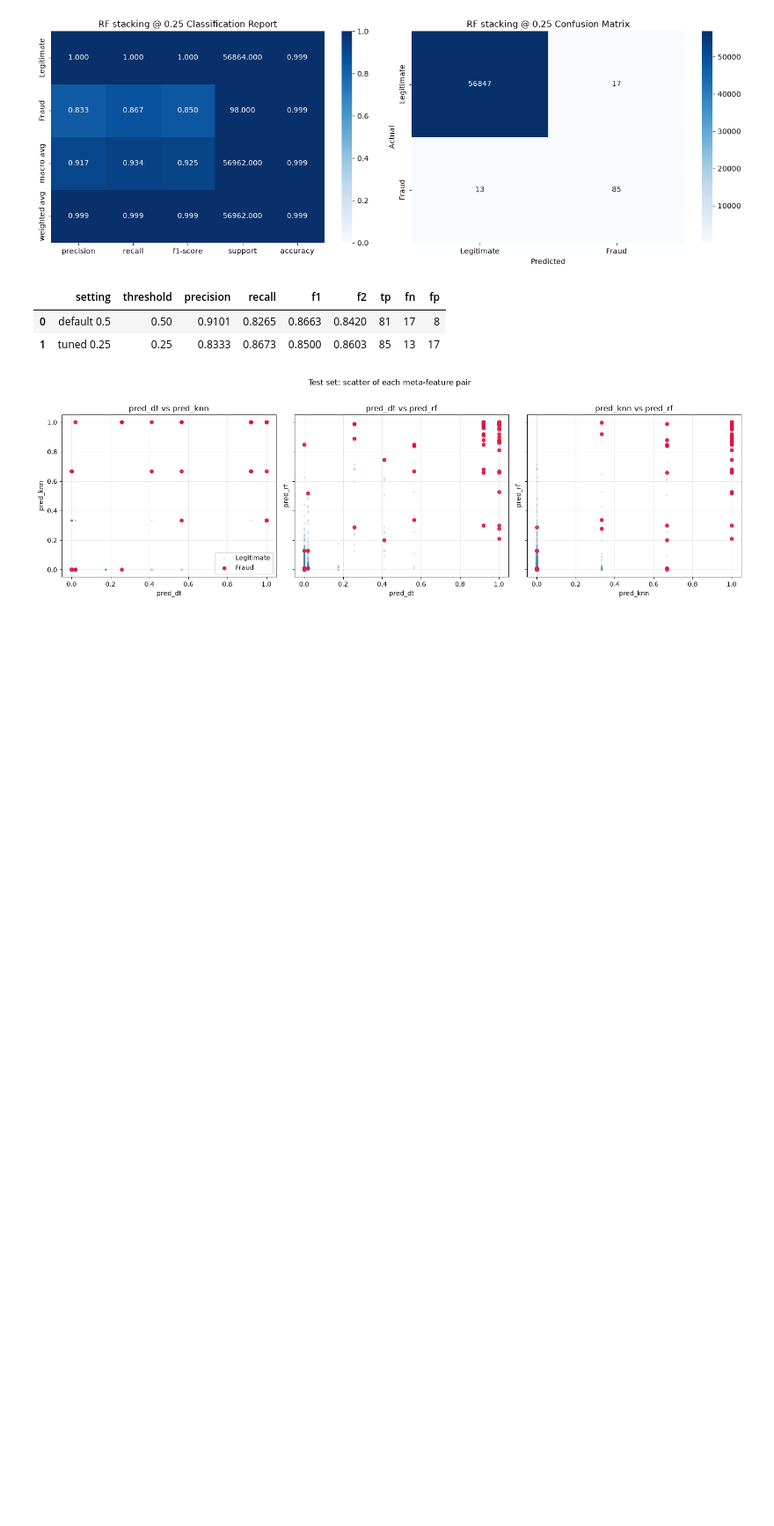
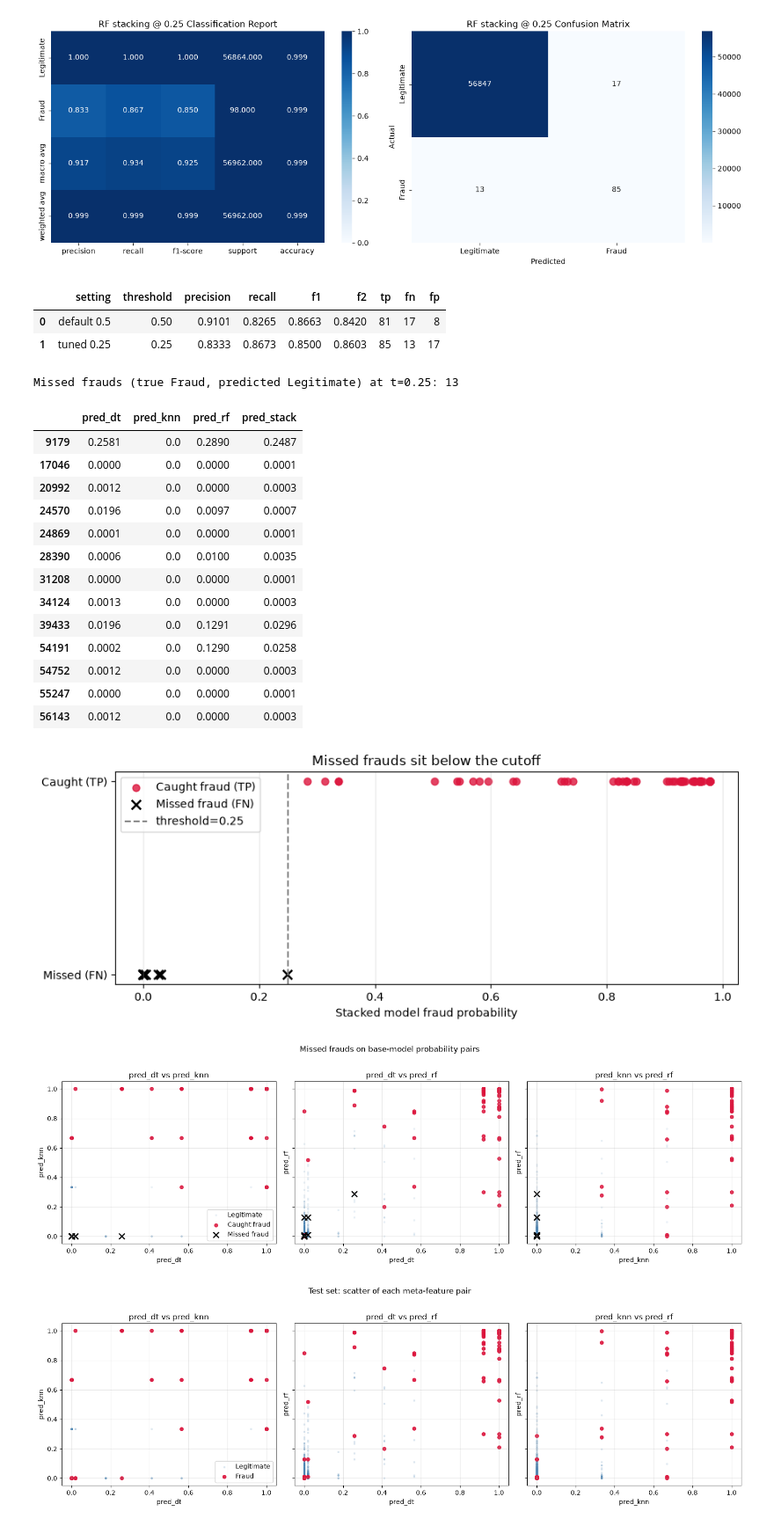
Before and after one commit to atozmax/ai-mini-project01, a Jupyter notebook: notebooks/experimnet03.ipynb, the cells around one changed output. Shown at 88% size. Saved outputs shown, nothing was run; the diff lists cells and outputs as text; code cells hidden in the pictures; blank space fills up the shorter version.

```diff
--- a/notebooks/experimnet03.ipynb
+++ b/notebooks/experimnet03.ipynb
@@ -253,6 +253,65 @@ weighted avg       1.00      1.00      1.00     56962
 |  | setting | threshold | precision | recall | f1 | f2 | tp | fn | fp |
 | 0 | default 0.5 | 0.50 | 0.9101 | 0.8265 | 0.8663 | 0.8420 | 81 | 17 | 8 |
 | 1 | tuned 0.25 | 0.25 | 0.8333 | 0.8673 | 0.8500 | 0.8603 | 85 | 13 | 17 |
+# %%
+from itertools import combinations
+
+eval_df = stacking_test[META_FEATURES].copy()
+eval_df["pred_stack"] = proba_test
+eval_df["y_true"] = y_test.to_numpy()
+eval_df["y_pred"] = y_test_pred_tuned
+
+missed = eval_df[(eval_df["y_true"] == 1) & (eval_df["y_pred"] == 0)]
+caught = eval_df[(eval_df["y_true"] == 1) & (eval_df["y_pred"] == 1)]
+legit = eval_df[eval_df["y_true"] == 0]
+
+print(f"Missed frauds (true Fraud, predicted Legitimate) at t={best_threshold:.2f}: {len(missed)}")
+display(missed[META_FEATURES + ["pred_stack"]].round(4))
+
+fig, ax = plt.subplots(figsize=(9, 3.6))
+ax.scatter(caught["pred_stack"], np.ones(len(caught)), s=40, c="crimson", alpha=0.8, label="Caught fraud (TP)")
+ax.scatter(missed["pred_stack"], np.zeros(len(missed)), s=70, c="black", marker="x", linewidths=1.8, label="Missed fraud (FN)")
+ax.axvline(best_threshold, color="gray", linestyle="--", label=f"threshold={best_threshold:.2f}")
+ax.set_xlabel("Stacked model fraud probability")
+ax.set_yticks([0, 1], ["Missed (FN)", "Caught (TP)"])
+ax.set_title("Missed frauds sit below the cutoff")
+ax.legend(loc="upper left")
+ax.grid(True, axis="x", alpha=0.3)
+plt.tight_layout()
+plt.show()
+
+pairs = list(combinations(META_FEATURES, 2))
+fig, axes = plt.subplots(1, len(pairs), figsize=(5.2 * len(pairs), 4.8), sharex=True, sharey=True)
+for ax, (x_col, y_col) in zip(axes, pairs):
+    ax.scatter(legit[x_col], legit[y_col], s=6, alpha=0.08, c="steelblue", label="Legitimate")
+    ax.scatter(caught[x_col], caught[y_col], s=28, alpha=0.85, c="crimson", label="Caught fraud")
+    ax.scatter(missed[x_col], missed[y_col], s=80, c="black", marker="x", linewidths=1.8, label="Missed fraud")
+    ax.set_xlabel(x_col)
+    ax.set_ylabel(y_col)
+    ax.set_title(f"{x_col} vs {y_col}")
+    ax.grid(True, alpha=0.3)
+axes[0].legend()
+fig.suptitle("Missed frauds on base-model probability pairs", y=1.02)
+plt.tight_layout()
+plt.show()
+# %% [output]
+Missed frauds (true Fraud, predicted Legitimate) at t=0.25: 13
+|  | pred_dt | pred_knn | pred_rf | pred_stack |
+| 9179 | 0.2581 | 0.0 | 0.2890 | 0.2487 |
+| 17046 | 0.0000 | 0.0 | 0.0000 | 0.0001 |
+| 20992 | 0.0012 | 0.0 | 0.0000 | 0.0003 |
+| 24570 | 0.0196 | 0.0 | 0.0097 | 0.0007 |
+| 24869 | 0.0001 | 0.0 | 0.0000 | 0.0001 |
+| 28390 | 0.0006 | 0.0 | 0.0100 | 0.0035 |
+| 31208 | 0.0000 | 0.0 | 0.0000 | 0.0001 |
+| 34124 | 0.0013 | 0.0 | 0.0000 | 0.0003 |
+| 39433 | 0.0196 | 0.0 | 0.1291 | 0.0296 |
+| 54191 | 0.0002 | 0.0 | 0.1290 | 0.0258 |
+| 54752 | 0.0012 | 0.0 | 0.0000 | 0.0003 |
+| 55247 | 0.0000 | 0.0 | 0.0000 | 0.0001 |
+| 56143 | 0.0012 | 0.0 | 0.0000 | 0.0003 |
+[figure, added]
+[figure, added]
 # %%
 from itertools import combinations
 
```
Also changed, not shown: 1 other file.
